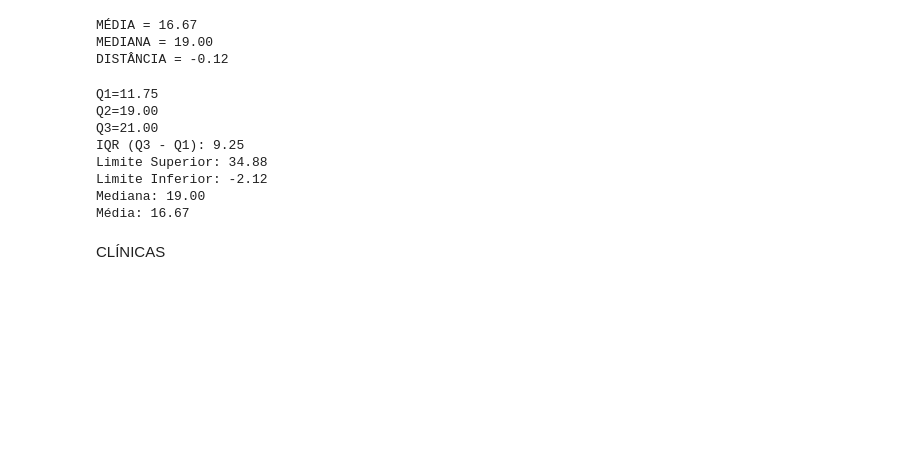
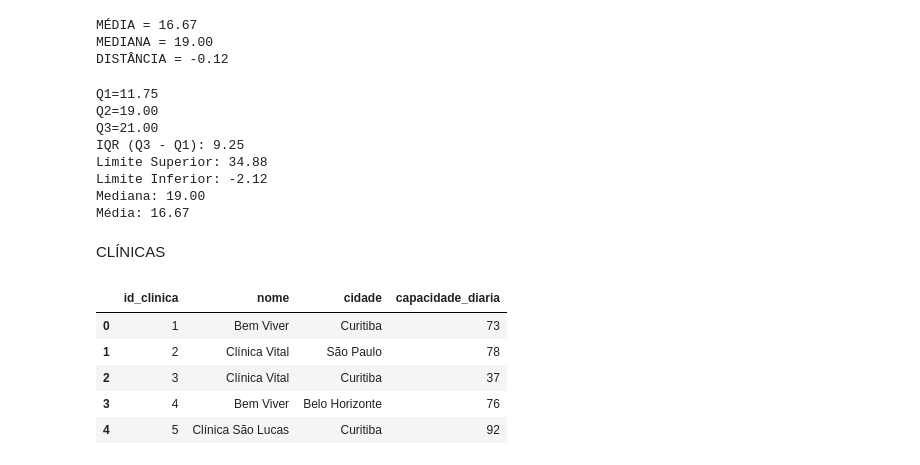
Before and after one commit to vivian-assis/aulasenacbigdata, a Jupyter notebook: ProjetoClinicasNara.ipynb, the cells around one changed output. Drawn from its saved outputs; the diff is of its cells as text; code cells hidden in the pictures; blank space fills up the shorter version.

```diff
--- a/ProjetoClinicasNara.ipynb
+++ b/ProjetoClinicasNara.ipynb
@@ -246,3 +249,12 @@ Mediana: 19.00
 Média: 16.67
 # %% [markdown]
 CLÍNICAS
+# %%
+df_clinicas.head()
+# %% [output]
+|  | id_clinica | nome | cidade | capacidade_diaria |
+| 0 | 1 | Bem Viver | Curitiba | 73 |
+| 1 | 2 | Clínica Vital | São Paulo | 78 |
+| 2 | 3 | Clínica Vital | Curitiba | 37 |
+| 3 | 4 | Bem Viver | Belo Horizonte | 76 |
+| 4 | 5 | Clínica São Lucas | Curitiba | 92 |
```
Also changed, not shown: parts of 4 cells of this notebook.
